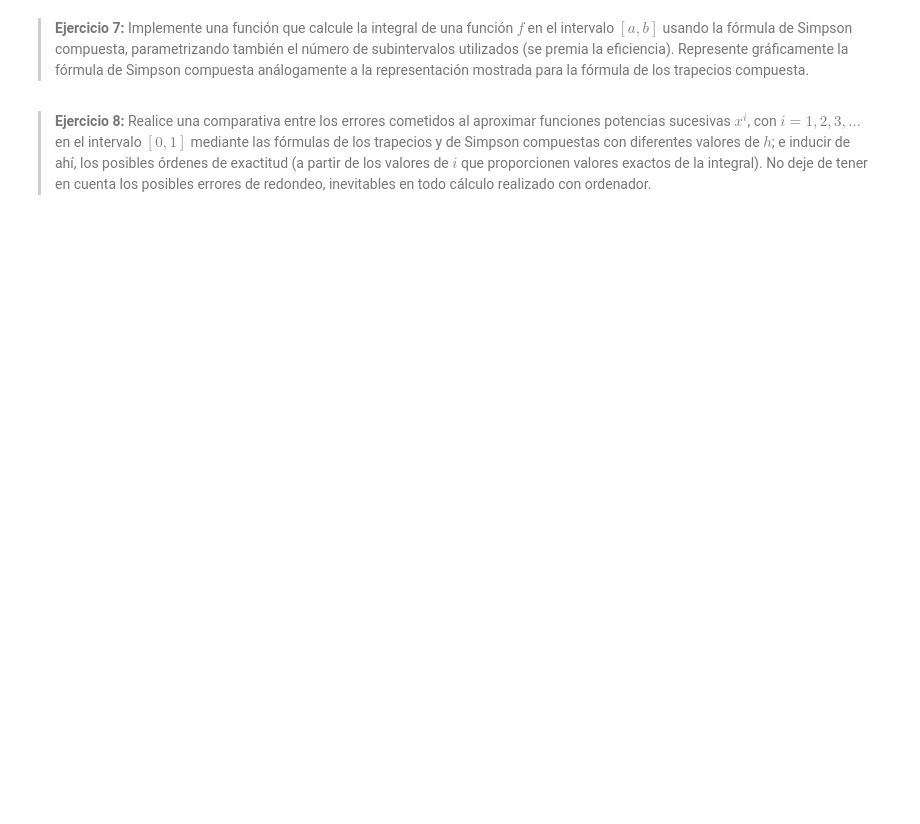
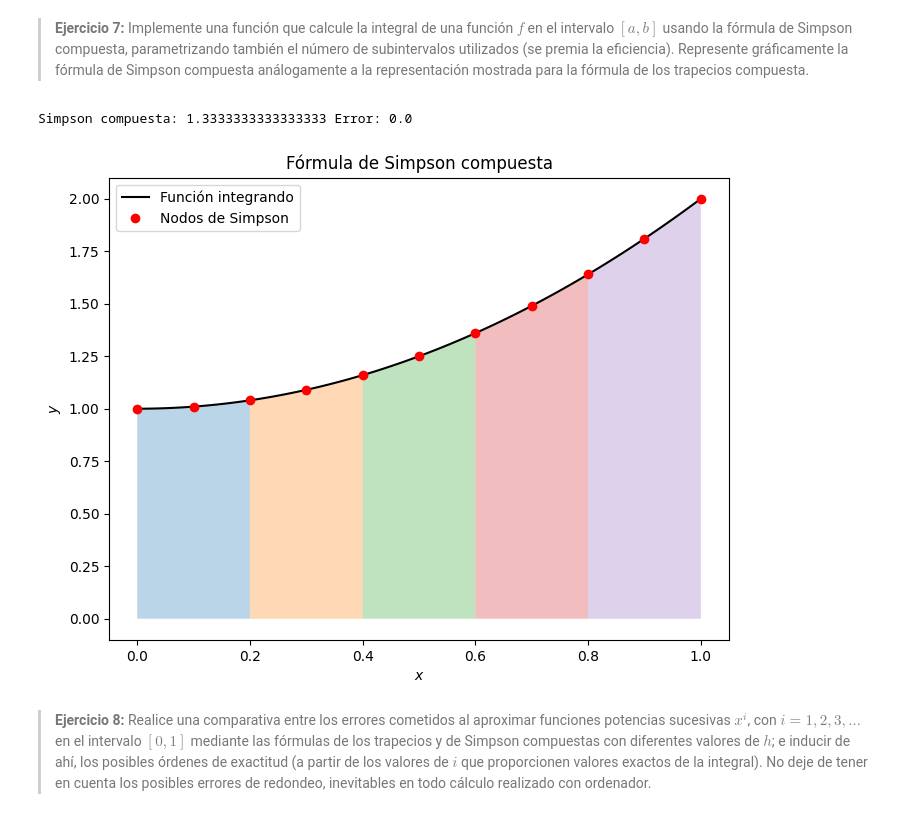
Before and after one commit to Pablolinari/UGR, a Jupyter notebook: 2/MN/p2/P2_solucion.ipynb, the cells around one changed output. Saved outputs shown, nothing was run; the diff lists cells and outputs as text; code cells hidden in the pictures; blank space fills up the shorter version.

```diff
--- a/2/MN/p2/P2_solucion.ipynb
+++ b/2/MN/p2/P2_solucion.ipynb
@@ -120,4 +260,56 @@ print(errores2)
 # %% [markdown]
 > **Ejercicio 7:** Implemente una función que calcule la integral de una función $f$ en el intervalo $[a,b]$ usando la fórmula de Simpson compuesta, parametrizando también el número de subintervalos utilizados (se premia la eficiencia). Represente gráficamente la fórmula de Simpson compuesta análogamente a la representación mostrada para la fórmula de los trapecios compuesta.
+# %%
+def formula_simpson_compuesta(f, a, b, n):
+    """
+    Fórmula de Simpson compuesta para la integral de f en [a, b] con n subintervalos (n par).
+    """
+    if n % 2 != 0:
+        raise ValueError("El número de subintervalos n debe ser par para Simpson compuesta.")
+    h = (b - a) / n
+    nodos = np.linspace(a, b, n + 1)
+    suma_pares = np.sum(f(nodos[2:n:2]))
+    suma_impares = np.sum(f(nodos[1:n:2]))
+    return (h / 3) * (f(a) + 2 * suma_pares + 4 * suma_impares + f(b))
+
+# Ejemplo de uso y comparación gráfica
+def func(x):
+    return x**2 + 1
+
+a, b = 0, 1
+n = 10  # Debe ser par
+valor_exacto = sp.integrate(func(sp.Symbol('x')), (sp.Symbol('x'), a, b))
+aprox_simpson = formula_simpson_compuesta(func, a, b, n)
+error_simpson = abs(float(valor_exacto) - aprox_simpson)
+
+print("Simpson compuesta:", aprox_simpson, "Error:", error_simpson)
+
+# Representación gráfica
+num_values = 100
+x_values = np.linspace(a, b, num_values)
+y_values = func(x_values)
+nodos = np.linspace(a, b, n + 1)
+y_nodos = func(nodos)
+
+fig, ax = plt.subplots(figsize=(8, 6))
+ax.plot(x_values, y_values, 'k', label='Función integrando')
+ax.plot(nodos, y_nodos, 'ro', label='Nodos de Simpson')
+
+# Dibujar parábolas entre cada par de subintervalos
+for i in range(0, n, 2):
+    xx = np.linspace(nodos[i], nodos[i+2], 50)
+    # Ajuste parabólico por 3 puntos
+    coef = np.polyfit(nodos[i:i+3], y_nodos[i:i+3], 2)
+    yy = np.polyval(coef, xx)
+    ax.fill_between(xx, 0, yy, alpha=0.3)
+
+ax.legend()
+ax.set_xlabel('$x$')
+ax.set_ylabel('$y$')
+ax.set_title('Fórmula de Simpson compuesta')
+plt.show()
+# %% [output]
+Simpson compuesta: 1.3333333333333333 Error: 0.0
+[figure, added]
 # %% [markdown]
 >**Ejercicio 8:** Realice una comparativa entre los errores cometidos al aproximar funciones potencias sucesivas $x^i$, con $i=1,2,3,\ldots$ en el intervalo $[0,1]$ mediante las fórmulas de los trapecios y de Simpson compuestas con diferentes valores de $h$; e inducir de ahí, los posibles órdenes de exactitud (a partir de los valores de $i$ que proporcionen valores exactos de la integral). No deje de tener en cuenta los posibles errores de redondeo, inevitables en todo cálculo realizado con ordenador.
```
Also changed, not shown: parts of 6 cells of this notebook.
